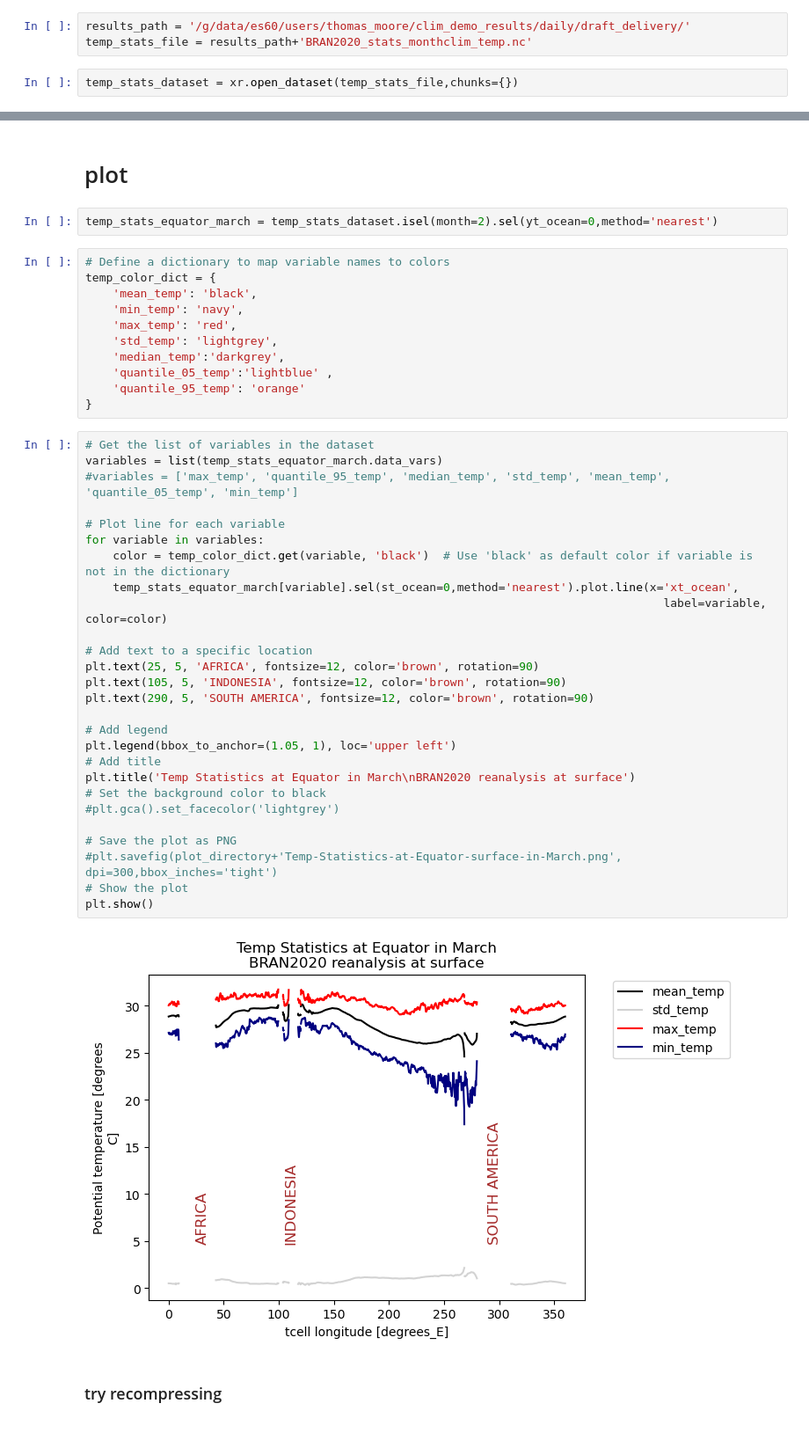
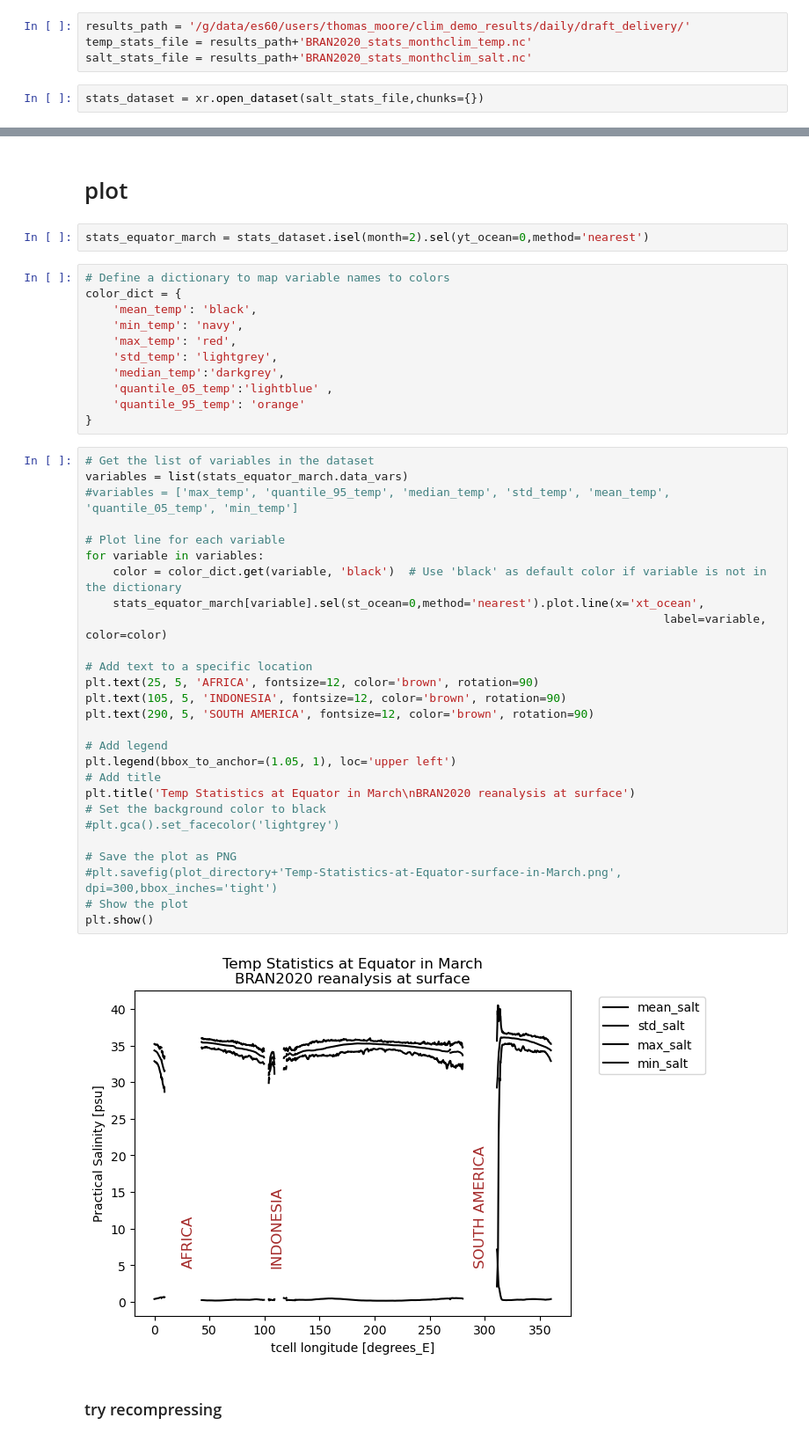
Before and after one commit to Thomas-Moore-Creative/BRAN-climatology-generator-demo, a Jupyter notebook: notebooks/output_verification.ipynb, the cells around one changed output, grey strips where cells are left out. Shown at 88% size. Drawn from its saved outputs; the diff is of its cells as text.

Commit message:
checks on the 3D salt basic stats - ran in 4hours walltime #17

```diff
--- a/notebooks/output_verification.ipynb
+++ b/notebooks/output_verification.ipynb
@@ -100,6 +100,7 @@ client = Client(cluster)
 # %%
 results_path = '/g/data/es60/users/thomas_moore/clim_demo_results/daily/draft_delivery/'
 temp_stats_file = results_path+'BRAN2020_stats_monthclim_temp.nc'
+salt_stats_file = results_path+'BRAN2020_stats_monthclim_salt.nc'
 # %%
-temp_stats_dataset = xr.open_dataset(temp_stats_file,chunks={})
+stats_dataset = xr.open_dataset(salt_stats_file,chunks={})
 # %%
@@ -198,10 +199,10 @@ temp_stats_dataset.nbytes/1e9
 # %% [markdown]
 # plot
 # %%
-temp_stats_equator_march = temp_stats_dataset.isel(month=2).sel(yt_ocean=0,method='nearest')
+stats_equator_march = stats_dataset.isel(month=2).sel(yt_ocean=0,method='nearest')
 # %%
 # Define a dictionary to map variable names to colors
-temp_color_dict = {
+color_dict = {
     'mean_temp': 'black',
     'min_temp': 'navy',
     'max_temp': 'red',
@@ -212,33 +213,33 @@ temp_color_dict = {
 }
 # %%
 # Get the list of variables in the dataset
-variables = list(temp_stats_equator_march.data_vars)
+variables = list(stats_equator_march.data_vars)
 #variables = ['max_temp', 'quantile_95_temp', 'median_temp', 'std_temp', 'mean_temp', 'quantile_05_temp', 'min_temp']
 
 # Plot line for each variable
 for variable in variables:
-    color = temp_color_dict.get(variable, 'black')  # Use 'black' as default color if variable is not in the dictionary
-    temp_stats_equator_march[variable].sel(st_ocean=0,method='nearest').plot.line(x='xt_ocean',
+    color = color_dict.get(variable, 'black')  # Use 'black' as default color if variable is not in the dictionary
+    stats_equator_march[variable].sel(st_ocean=0,method='nearest').plot.line(x='xt_ocean',
                                                                                     label=variable, color=color)
 
 # Add text to a specific location
 plt.text(25, 5, 'AFRICA', fontsize=12, color='brown', rotation=90)
 plt.text(105, 5, 'INDONESIA', fontsize=12, color='brown', rotation=90)
 plt.text(290, 5, 'SOUTH AMERICA', fontsize=12, color='brown', rotation=90)
 
 # Add legend
 plt.legend(bbox_to_anchor=(1.05, 1), loc='upper left')
 # Add title
 plt.title('Temp Statistics at Equator in March\nBRAN2020 reanalysis at surface')
 # Set the background color to black
 #plt.gca().set_facecolor('lightgrey')
 
 # Save the plot as PNG
 #plt.savefig(plot_directory+'Temp-Statistics-at-Equator-surface-in-March.png', dpi=300,bbox_inches='tight')
 # Show the plot
 plt.show()
 # %% [output]
-[figure, old version]
+[figure, new version]
 # %% [markdown]
 ### try recompressing
 # %%
```
Also changed, not shown: parts of 2 cells of this notebook.
